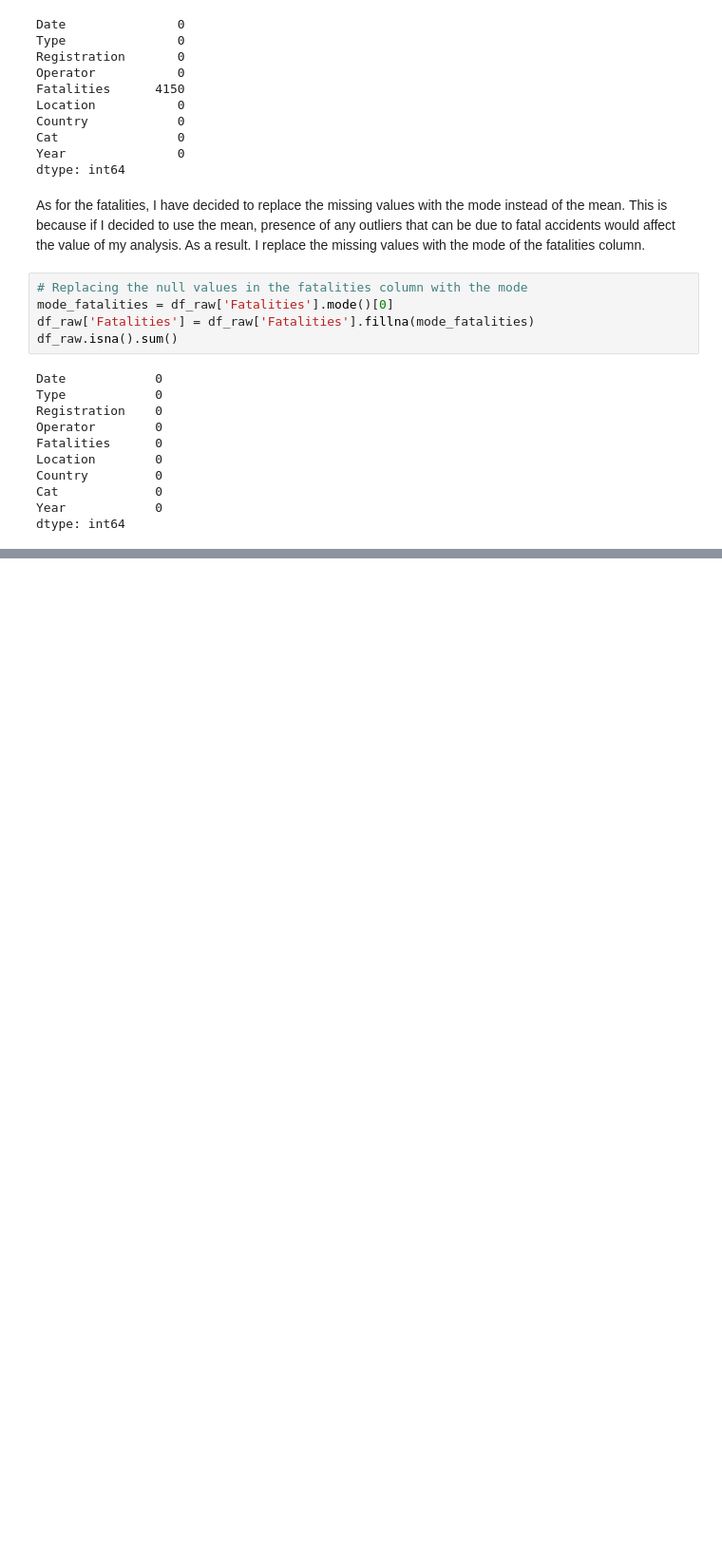
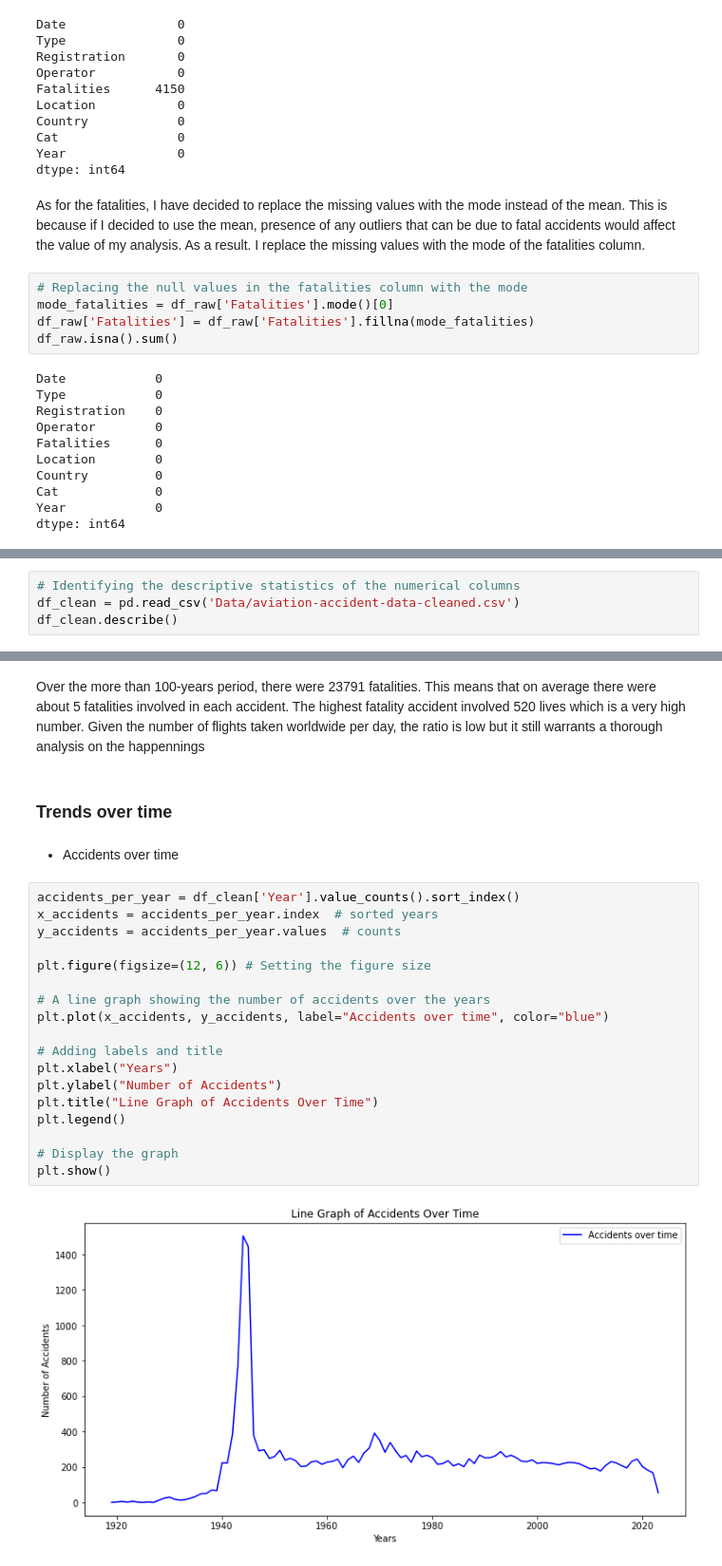
Before and after one commit to BG254/Aviation_Accident_Analysis, a Jupyter notebook: index.ipynb, the cells around one changed output, grey strips where cells are left out. Shown: that part at 95% size. Cells and saved outputs as stored; diff of their text form; blank space fills up the shorter version.

Commit message:
Updated Data Analysis

```diff
--- a/index.ipynb
+++ b/index.ipynb
@@ -404,0 +415,4 @@ df_raw.to_csv('Data/aviation-accident-data-cleaned.csv', index=False)
+# %%
+# Identifying the descriptive statistics of the numerical columns
+df_clean = pd.read_csv('Data/aviation-accident-data-cleaned.csv')
+df_clean.describe()
@@ -404,0 +429,26 @@ df_raw.to_csv('Data/aviation-accident-data-cleaned.csv', index=False)
+# %% [markdown]
+Over the more than 100-years period, there were 23791 fatalities. This means that on average there were about 5 fatalities involved in each accident. The highest fatality accident involved 520 lives which is a very high number. Given the number of flights taken worldwide per day, the ratio is low but it still warrants a thorough analysis on the happennings
+# %% [markdown]
+### **Trends over time**
+# %% [markdown]
+* Accidents over time
+# %%
+accidents_per_year = df_clean['Year'].value_counts().sort_index()
+x_accidents = accidents_per_year.index  # sorted years
+y_accidents = accidents_per_year.values  # counts
+
+plt.figure(figsize=(12, 6)) # Setting the figure size
+
+# A line graph showing the number of accidents over the years
+plt.plot(x_accidents, y_accidents, label="Accidents over time", color="blue")
+
+# Adding labels and title
+plt.xlabel("Years")
+plt.ylabel("Number of Accidents")
+plt.title("Line Graph of Accidents Over Time")
+plt.legend()
+
+# Display the graph
+plt.show()
+# %% [output]
+[figure, added]
```
Also changed, not shown: parts of 27 cells of this notebook.
